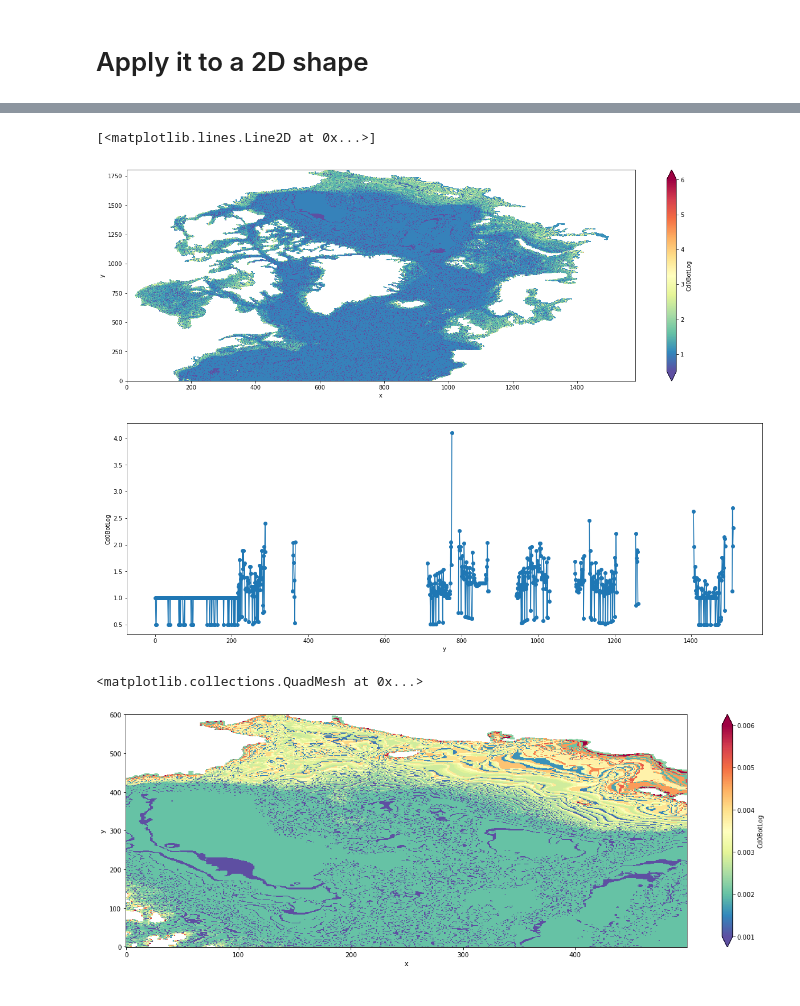
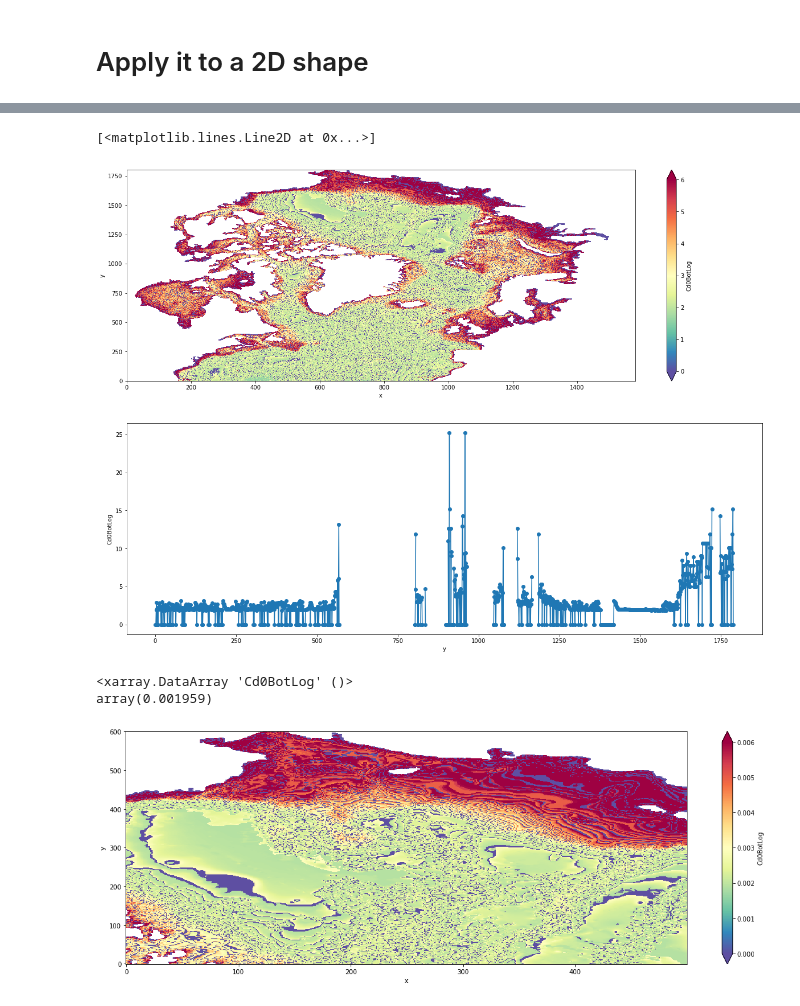
Before and after one commit to ctalandi/TOOLS, a Jupyter notebook: OTHERS/CREG12/CREG12.L75-REF08_BottomDrag.ipynb, the cells around one changed output, grey strips where cells are left out. Cells and saved outputs as stored; diff of their text form; code cells hidden in the pictures.

Commit message:
Correct a bug in the loglayer formulation with a missing 0.5 factor for the vertical scale factor e3t

```diff
--- a/OTHERS/CREG12/CREG12.L75-REF08_BottomDrag.ipynb
+++ b/OTHERS/CREG12/CREG12.L75-REF08_BottomDrag.ipynb
@@ -83,11 +83,13 @@ Data variables:
 # %%
 # Bottom Drag function based on Loglayer formulation from NEMO
 def Cdbot(azzz):
-    rn_Cd0=2.e-3    #! drag coefficient [-]
+    rn_Cd0=1.e-3    #! drag coefficient [-]
+    #rn_Cd0=2.e-3    #! drag coefficient [-] THIS IS THE VALUE SET FOR REF08
     rn_Cdmax =1.e-1 #! drag value maximum [-] (logarithmic drag)
     rn_z0=3.e-3     #! roughness
     vkarmn=0.4
-    zcd = (  vkarmn / np.log( azzz / rn_z0 )  )**2
+    # To avoid a zero division
+    zcd = np.where(azzz > 0.1 , (vkarmn / np.log( 0.5*azzz / rn_z0 )  )**2, 0. )
     zcd=np.where( zcd < rn_Cd0 ,rn_Cd0 ,zcd)
     pCd0 = np.where( zcd > rn_Cdmax ,rn_Cdmax ,zcd)
     return pCd0
@@ -193,0 +210,5 @@ for k in set(np.arange(75)):
+# %%
+# Define a 3D tmask with only the last ocean level = 1
+ds_roll=xr.Dataset()
+ds_roll['tmask']=(('z','y','x'),ds_sbd['tmask'])
+ds_roll
@@ -193,0 +221,3 @@ for k in set(np.arange(75)):
+# %%
+# shift vertically the grid then substract to the initial tmask to get the last ocean level location
+ds_sbd['tmask_bot']=(('z','y','x'),ds_roll['tmask']-ds_roll['tmask'].shift(shifts={'z':-1}))
@@ -194,38 +230,43 @@ for k in set(np.arange(75)):
 # %%
 dsout=xr.Dataset()
 
 # Select only a unique values over the vertical
-temp=np.unique(aze,axis=0)
+temp=aze*ds_sbd['tmask_bot']
+temp.shape
 # Then sum to get final 2D field (since all others grid points have been set to zero)
-Cd0=np.sum(temp,axis=0)
+Cd0=np.nansum(temp,axis=0)
 # Mask over land
 Cd0=xr.where(ds_sbd['tmask'][0,:,:] == 0., np.nan, Cd0)
 
 # Now save right fields
 # CAUTION: need to divide the final field by a factor 2 since over few vertical column, 2 non-zero values
 # remains without a clear reason for that, not solved yet.
-alpha=0.5
+alpha=1.
 dsout['Cd0BotLog']=(('y','x'),Cd0*alpha)
 dsout['Cd0Bot3D']=(('z','y','x'),aze)
 dsout['e3tloc']=(('z','y','x'),ds_sbd['e3t_0'][:,:,:])
 
 plt.figure(figsize=(20,15))
 plt.subplot(211)
-(dsout['Cd0BotLog']*1e3/2.).plot(cmap='Spectral_r',extend='both',vmax=6.)
+(dsout['Cd0BotLog']*1e3).plot(cmap='Spectral_r',extend='both',vmax=6.)
 
 plt.subplot(212)
-(dsout['Cd0BotLog']*1e3/2.).isel(x=300).plot(marker='o')
+(dsout['Cd0BotLog']*1e3).isel(x=610).plot(marker='o')
 # %% [output]
 [<matplotlib.lines.Line2D at 0x...>]
-[figure, old version]
+[figure, new version]
+# %%
+dsout['Cd0BotLog'].isel(y=1500,x=600)
+# %% [output]
+<xarray.DataArray 'Cd0BotLog' ()>
+array(0.001959)
 # %%
 plt.figure(figsize=(20,15))
 plt.subplot(211)
 (dsout['Cd0BotLog'][1200::,500:1000]).plot(cmap='Spectral_r',extend='both',vmax=6.e-3)
-plt.savefig('.png',dpi=300)
+plt.savefig('CREG12.L75-REF08_BotDrag_Cd01e-3_rg10e-3.png',dpi=300)
 # %% [output]
-<matplotlib.collections.QuadMesh at 0x...>
-[figure, old version]
+[figure, new version]
 # %%
 dsout=xr.Dataset()
 dsout['Cbot']=(('y','x'),Cd0*alpha)
```
Also changed, not shown: parts of 6 cells of this notebook.
